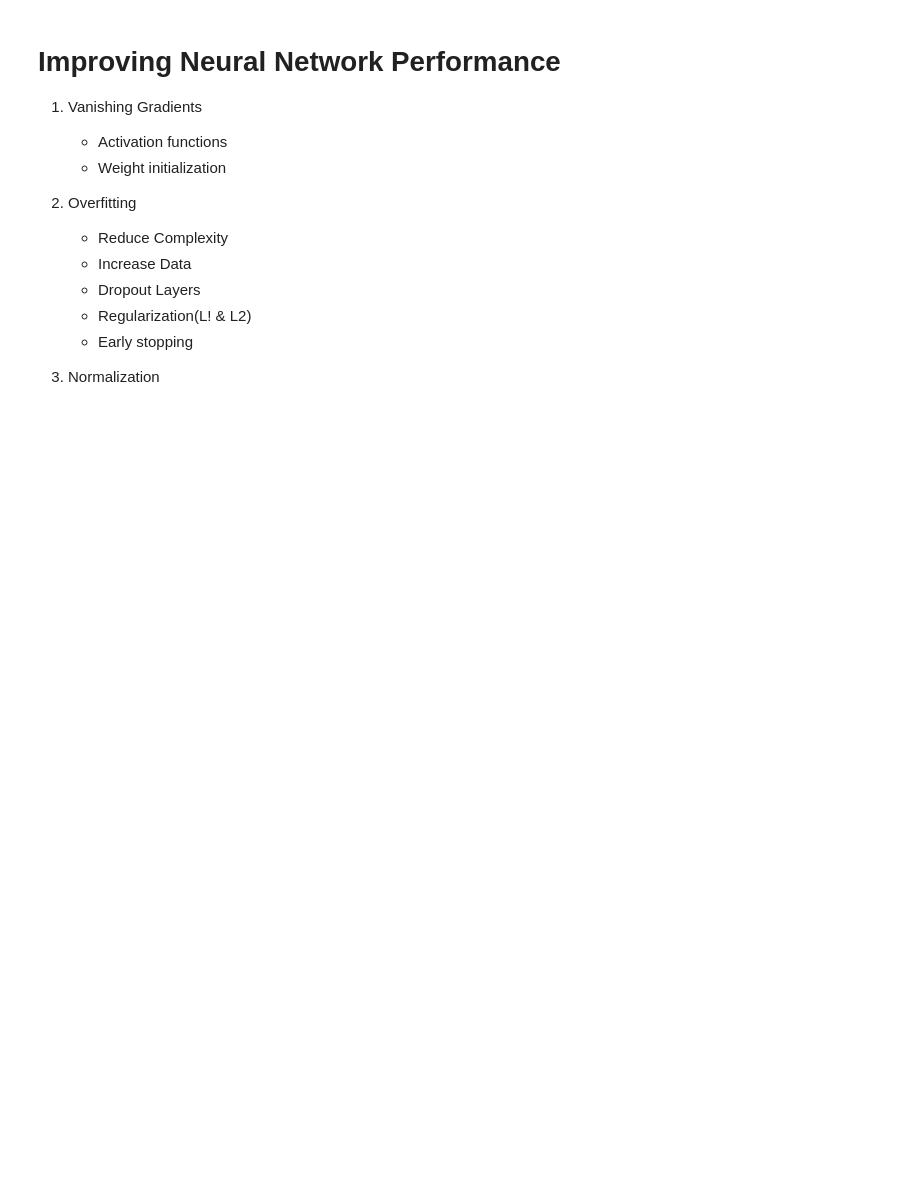
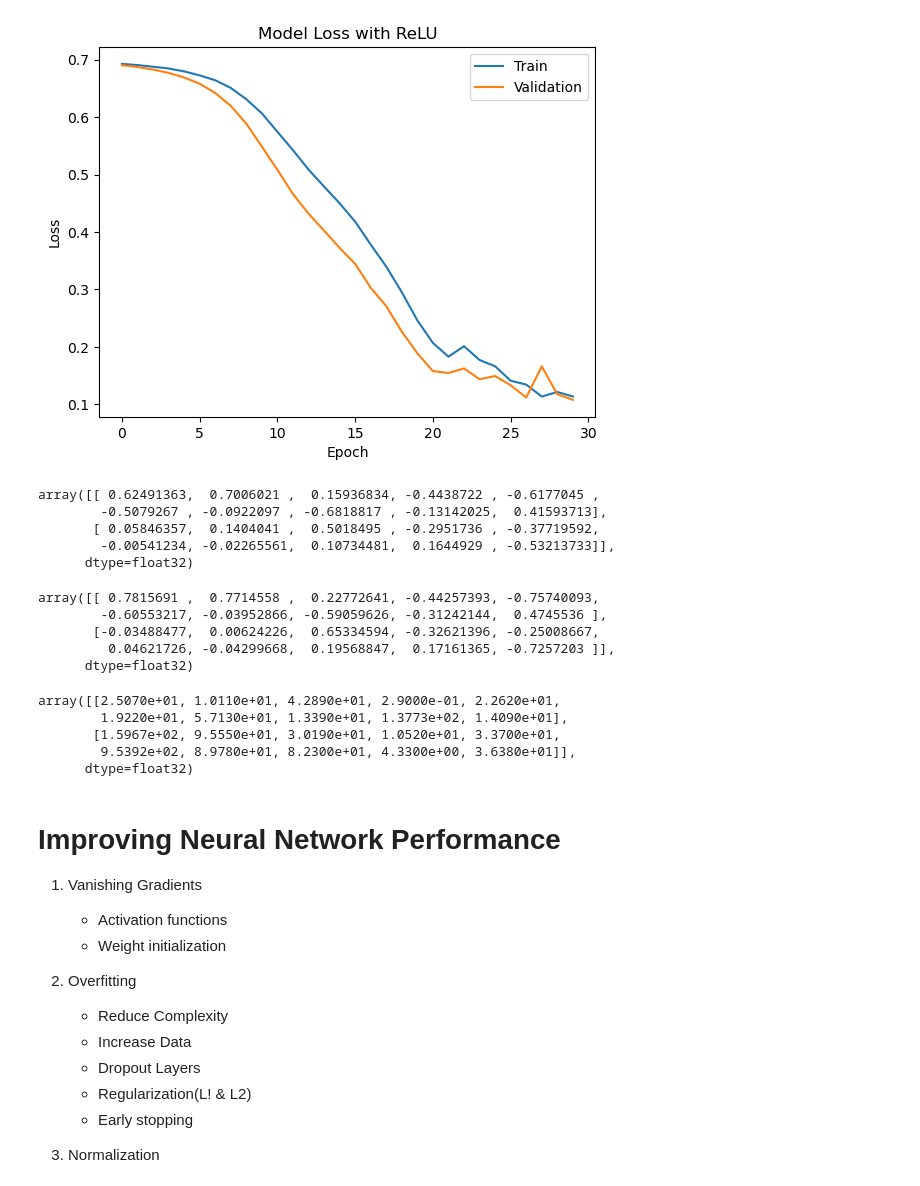
Before and after one commit to PrimEGameR123/DL, a Jupyter notebook: Improving_Neural_Network_Performance.ipynb, the cells around one changed output. Saved outputs shown, nothing was run; the diff lists cells and outputs as text; code cells hidden in the pictures; blank space fills up the shorter version.

```diff
--- a/Improving_Neural_Network_Performance.ipynb
+++ b/Improving_Neural_Network_Performance.ipynb
@@ -0,0 +381,17 @@
+# %%
+model4 = Sequential()
+
+model4.add(Dense(10,activation='relu',input_dim=2))
+model4.add(Dense(10,activation='relu'))
+model4.add(Dense(10,activation='relu'))
+model4.add(Dense(10,activation='relu'))
+model4.add(Dense(10,activation='relu'))
+model4.add(Dense(10,activation='relu'))
+model4.add(Dense(10,activation='relu'))
+model4.add(Dense(10,activation='relu'))
+model4.add(Dense(10,activation='relu'))
+model4.add(Dense(10,activation='relu'))
+model4.add(Dense(10,activation='relu'))
+model4.add(Dense(1, activation='sigmoid'))
+
+model4.compile(loss='binary_crossentropy',optimizer='adam',metrics=['accuracy'])
@@ -0,0 +400,2 @@
+# %%
+history4 = model4.fit(X, y, epochs = 30, validation_split=0.2)
@@ -0,0 +420,10 @@
+# %%
+plt.plot(history4.history['loss'])
+plt.plot(history4.history['val_loss'])
+plt.title('Model Loss with ReLU')
+plt.legend(['Train', 'Validation'])
+plt.ylabel('Loss')
+plt.xlabel('Epoch')
+plt.show()
+# %% [output]
+[figure, added]
@@ -1,3 +432,27 @@
+# %%
+old_weights4
+# %% [output]
+array([[ 0.62491363,  0.7006021 ,  0.15936834, -0.4438722 , -0.6177045 ,
+        -0.5079267 , -0.0922097 , -0.6818817 , -0.13142025,  0.41593713],
+       [ 0.05846357,  0.1404041 ,  0.5018495 , -0.2951736 , -0.37719592,
+        -0.00541234, -0.02265561,  0.10734481,  0.1644929 , -0.53213733]],
+      dtype=float32)
+# %%
+new_weights4
+# %% [output]
+array([[ 0.7815691 ,  0.7714558 ,  0.22772641, -0.44257393, -0.75740093,
+        -0.60553217, -0.03952866, -0.59059626, -0.31242144,  0.4745536 ],
+       [-0.03488477,  0.00624226,  0.65334594, -0.32621396, -0.25008667,
+         0.04621726, -0.04299668,  0.19568847,  0.17161365, -0.7257203 ]],
+      dtype=float32)
+# %%
+np.round(np.abs(100*(old_weights4 - new_weights4)/ old_weights4), 2)
+# %% [output]
+array([[2.5070e+01, 1.0110e+01, 4.2890e+01, 2.9000e-01, 2.2620e+01,
+        1.9220e+01, 5.7130e+01, 1.3390e+01, 1.3773e+02, 1.4090e+01],
+       [1.5967e+02, 9.5550e+01, 3.0190e+01, 1.0520e+01, 3.3700e+01,
+        9.5392e+02, 8.9780e+01, 8.2300e+01, 4.3300e+00, 3.6380e+01]],
+      dtype=float32)
 # %% [markdown]
 # Improving Neural Network Performance
 
```
Also changed, not shown: parts of 39 cells of this notebook.
